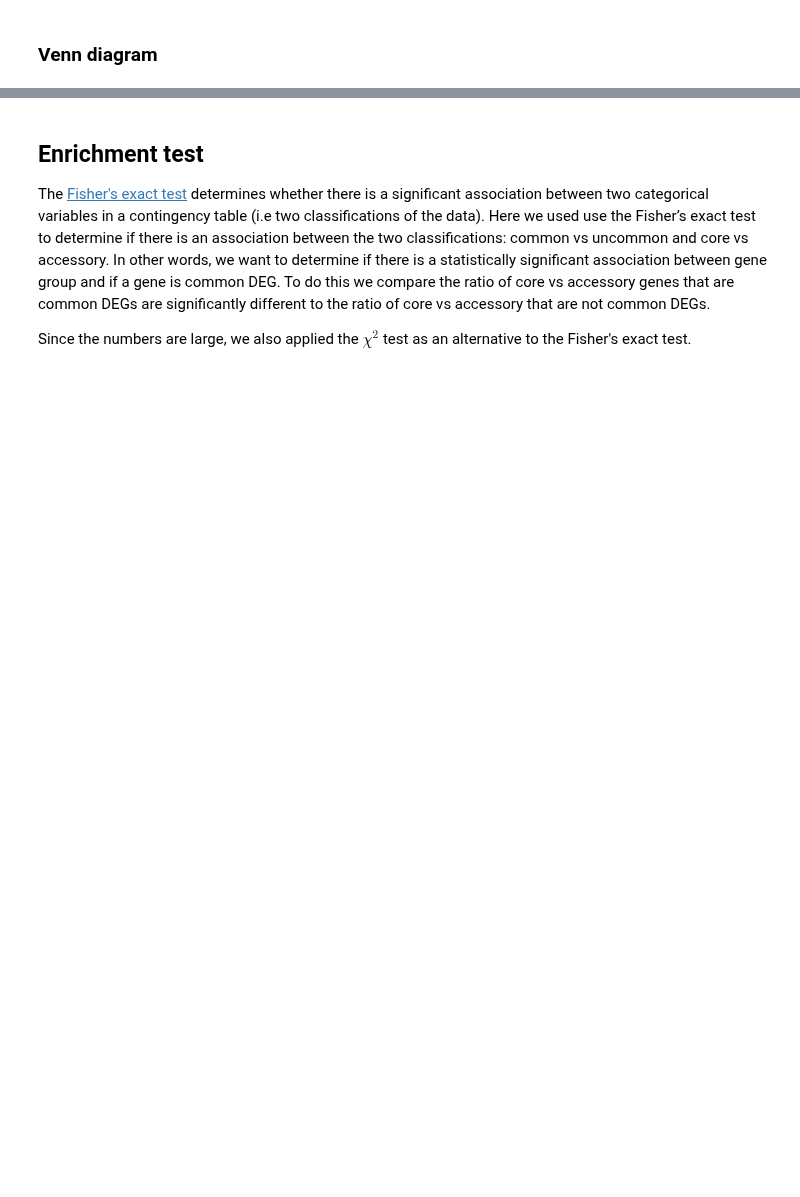
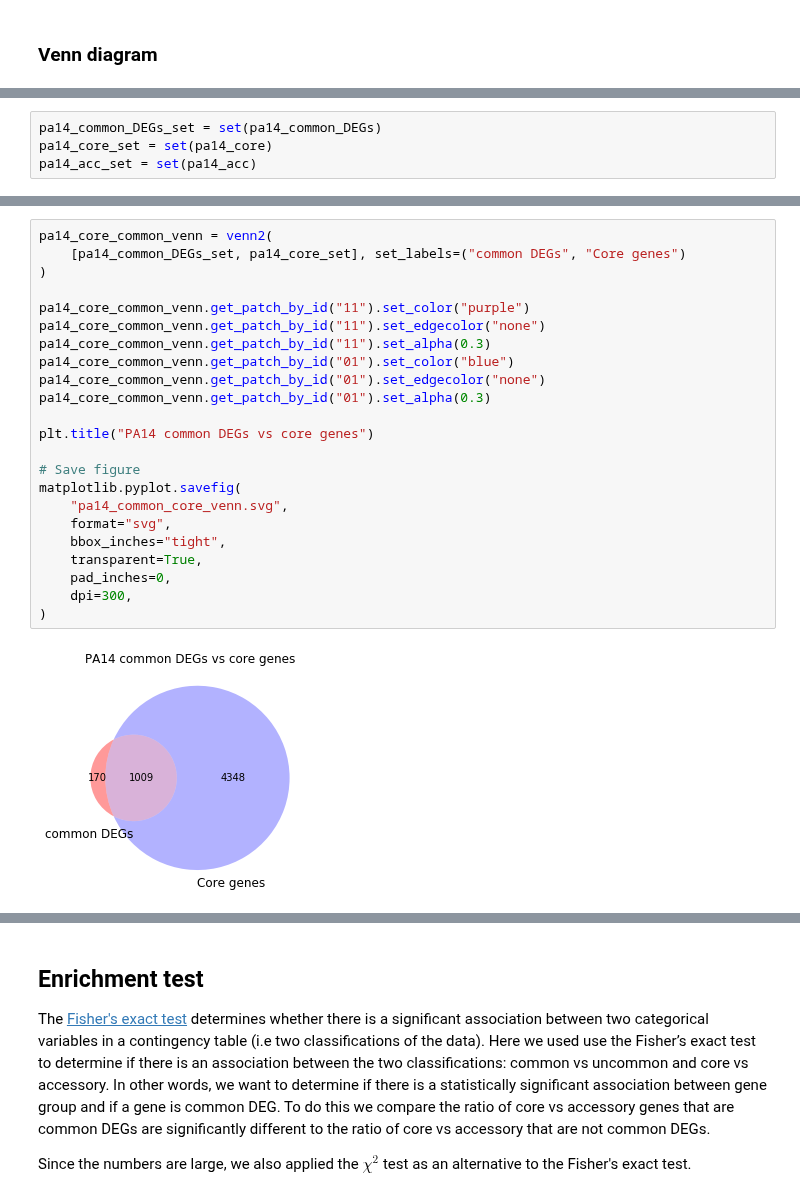
Before and after one commit to greenelab/core-accessory-interactome, a Jupyter notebook: 3_common_genes_analysis/1_common_DEGs_and_gene_groups.ipynb, the cells around one changed output, grey strips where cells are left out. Cells and saved outputs as stored; diff of their text form; blank space fills up the shorter version.

```diff
--- a/3_common_genes_analysis/1_common_DEGs_and_gene_groups.ipynb
+++ b/3_common_genes_analysis/1_common_DEGs_and_gene_groups.ipynb
@@ -115,3 +123,7 @@ common_DEGs_set = set(common_DEGs.index)
 pao1_core_set = set(pao1_core)
 pao1_acc_set = set(pao1_acc)
+# %%
+pa14_common_DEGs_set = set(pa14_common_DEGs)
+pa14_core_set = set(pa14_core)
+pa14_acc_set = set(pa14_acc)
 # %%
@@ -162,0 +179,25 @@ matplotlib.pyplot.savefig(
+# %%
+pa14_core_common_venn = venn2(
+    [pa14_common_DEGs_set, pa14_core_set], set_labels=("common DEGs", "Core genes")
+)
+
+pa14_core_common_venn.get_patch_by_id("11").set_color("purple")
+pa14_core_common_venn.get_patch_by_id("11").set_edgecolor("none")
+pa14_core_common_venn.get_patch_by_id("11").set_alpha(0.3)
+pa14_core_common_venn.get_patch_by_id("01").set_color("blue")
+pa14_core_common_venn.get_patch_by_id("01").set_edgecolor("none")
+pa14_core_common_venn.get_patch_by_id("01").set_alpha(0.3)
+
+plt.title("PA14 common DEGs vs core genes")
+
+# Save figure
+matplotlib.pyplot.savefig(
+    "pa14_common_core_venn.svg",
+    format="svg",
+    bbox_inches="tight",
+    transparent=True,
+    pad_inches=0,
+    dpi=300,
+)
+# %% [output]
+[figure, added]
```
Also changed, not shown: parts of 26 cells of this notebook, 7 other files.
